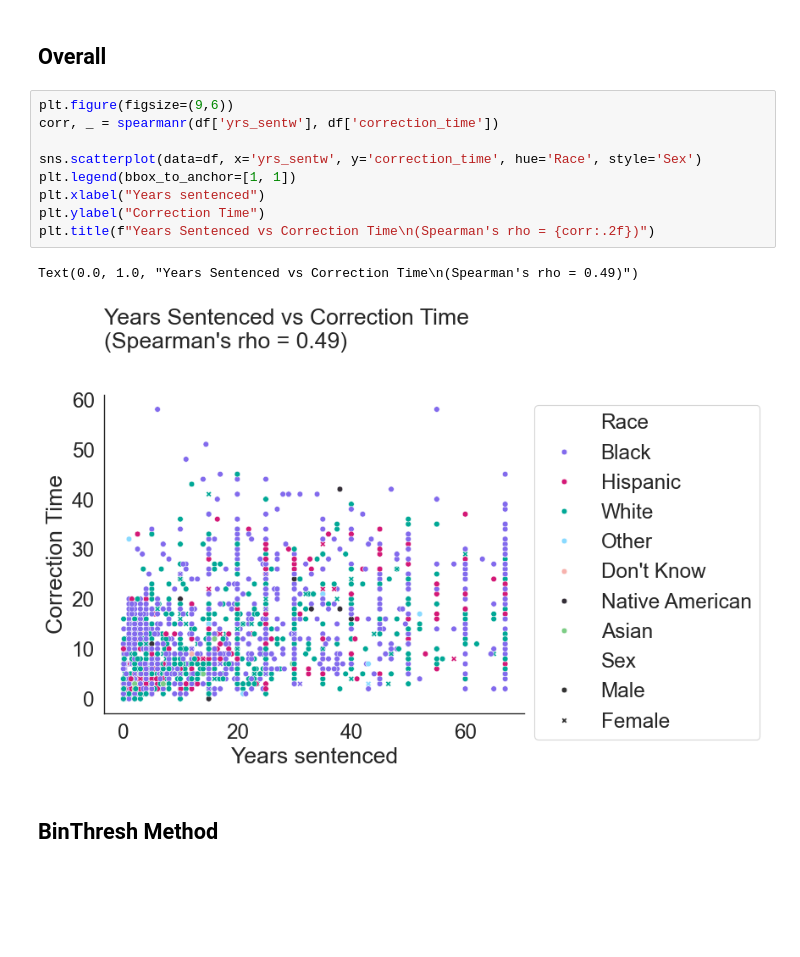
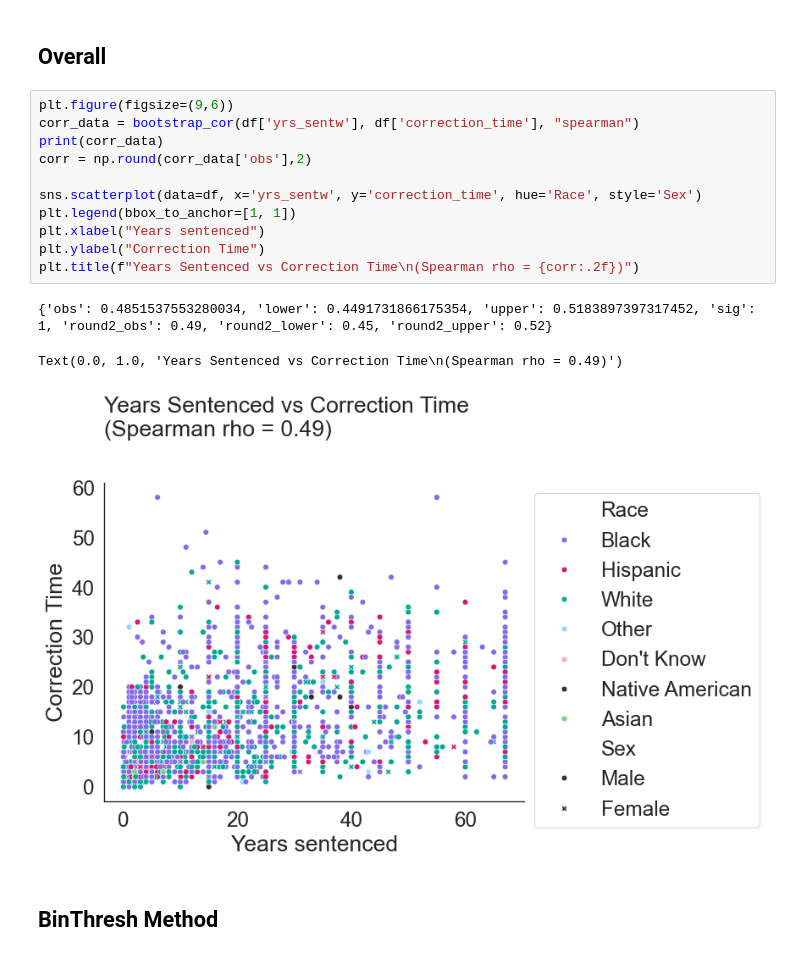
Before and after one commit to josh-ashkinaze/er_correct, a Jupyter notebook: exon.ipynb, the cells around one changed output. Cells and saved outputs as stored; diff of their text form; blank space fills up the shorter version.

Commit message:
bootstrap ci for cors

```diff
--- a/exon.ipynb
+++ b/exon.ipynb
@@ -201,16 +264,19 @@ plt.show()
 ## Overall
 # %%
 plt.figure(figsize=(9,6))
-corr, _ = spearmanr(df['yrs_sentw'], df['correction_time'])
+corr_data = bootstrap_cor(df['yrs_sentw'], df['correction_time'], "spearman")
+print(corr_data)
+corr = np.round(corr_data['obs'],2)
 
 sns.scatterplot(data=df, x='yrs_sentw', y='correction_time', hue='Race', style='Sex')
 plt.legend(bbox_to_anchor=[1, 1])
 plt.xlabel("Years sentenced")
 plt.ylabel("Correction Time")
-plt.title(f"Years Sentenced vs Correction Time\n(Spearman's rho = {corr:.2f})")
+plt.title(f"Years Sentenced vs Correction Time\n(Spearman rho = {corr:.2f})")
 # %% [output]
-Text(0.0, 1.0, "Years Sentenced vs Correction Time\n(Spearman's rho = 0.49)")
+{'obs': 0.4851537553280034, 'lower': 0.4491731866175354, 'upper': 0.5183897397317452, 'sig': 1, 'round2_obs': 0.49, 'round2_lower': 0.45, 'round2_upper': 0.52}
+Text(0.0, 1.0, 'Years Sentenced vs Correction Time\n(Spearman rho = 0.49)')
-[figure, old version]
+[figure, new version]
 # %% [markdown]
 ## BinThresh Method
 # %%
```
Also changed, not shown: parts of 3 cells of this notebook, 1 other file.
